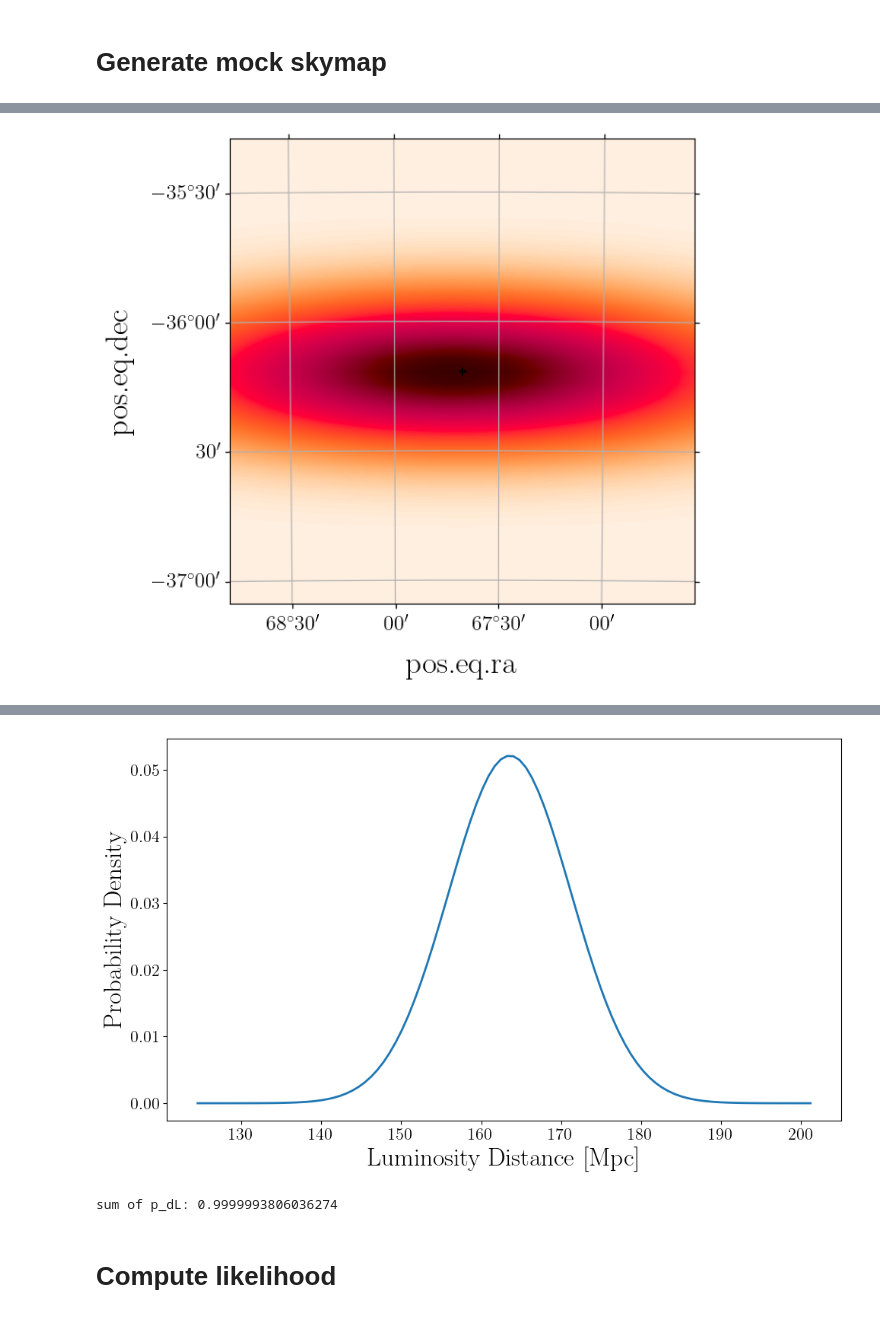
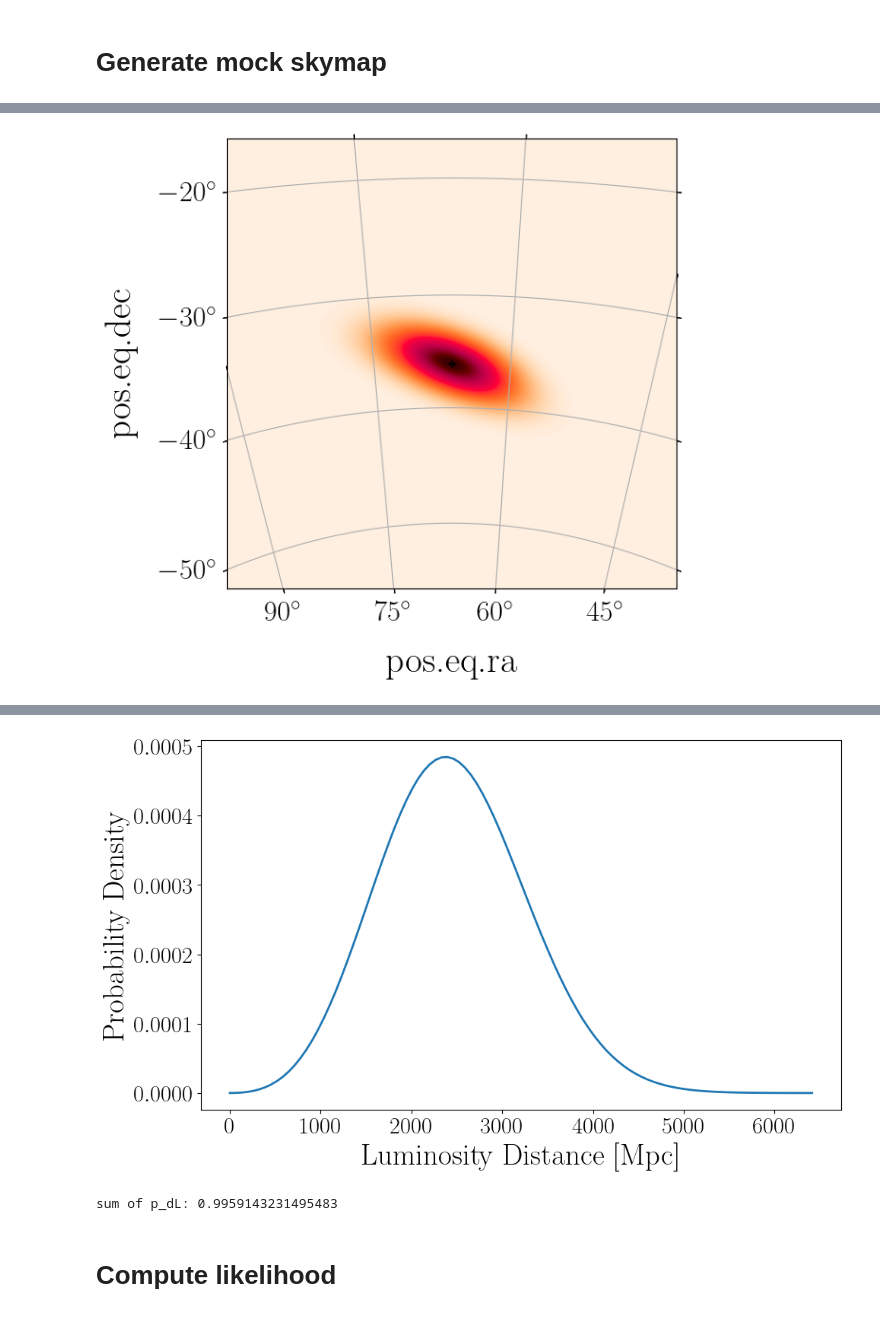
Before and after one commit to seanmacb/northstars_S26B_prep, a Jupyter notebook: infer_H0_simulation_for_proposal/H0_estimation_simulation_cosmoDC2.ipynb, the cells around one changed output, grey strips where cells are left out. Saved outputs shown, nothing was run; the diff lists cells and outputs as text; code cells hidden in the pictures.

Commit message:
modify selection function and update some scripts for uisng multiple GW events

```diff
--- a/infer_H0_simulation_for_proposal/H0_estimation_simulation_cosmoDC2.ipynb
+++ b/infer_H0_simulation_for_proposal/H0_estimation_simulation_cosmoDC2.ipynb
@@ -390,28 +414,18 @@ def create_fits_skymap_assuming_gaussian(ra_val, dec_val, ra_err, dec_err, corr,
     hdul = fits.HDUList([primary_hdu, hdu])
     hdul.writeto(filename, overwrite=True)
 
-
-target_ra = best_injection['ra']
-target_dec = best_injection['dec']
-target_ra_rad = np.deg2rad(target_ra)
-target_dec_rad = np.deg2rad(target_dec)
-target_ra_err = ra_1sigma_error_list[best_index]
-target_dec_err = dec_1sigma_error_list[best_index]
-target_corr = corr_ra_dec_list[best_index]
-target_dist = measured_dL[best_index]
-target_dist_err = dL_1sigma_error_list[best_index]
-
-GW_sky_map_file_path = "./data/gw_sim_skymap.fits"
-create_fits_skymap_assuming_gaussian(
-    ra_val=target_ra_rad,
-    dec_val=target_dec_rad,
-    ra_err=target_ra_err,
-    dec_err=target_dec_err,
-    corr=target_corr,
-    dL_val=target_dist,
-    dL_err=target_dist_err,
-    filename=GW_sky_map_file_path,
-    nside=1024,
-    be_nested=False
-)
+sky_map_filename_list = []
+for i, best_index in enumerate(best_indices):
+    skymap_filename = f"./data/skymap_files_from_nb/mock_skymap_mag_cut_r_{mag_cut_r}_event_{i+1}.fits"
+    target_ra = best_injection['ra']
+    target_dec = best_injection['dec']
+    target_ra_rad = np.deg2rad(target_ra)
+    target_dec_rad = np.deg2rad(target_dec)
+    target_ra_err = ra_1sigma_error_list[best_index]
+    target_dec_err = dec_1sigma_error_list[best_index]
+    target_corr = corr_ra_dec_list[best_index]
+    target_dL = measured_dL[best_index]
+    target_dL_err = dL_1sigma_error_list[best_index]
+    create_fits_skymap_assuming_gaussian(target_ra_rad, target_dec_rad, target_ra_err, target_dec_err, target_corr, target_dL, target_dL_err, filename=skymap_filename, nside=1024, be_nested=False)
+    skymap_filename_list.append(skymap_filename)
 # %% [output]
@@ -428,36 +455,37 @@ import astropy.units as u
 from astropy.coordinates import SkyCoord
 
 """import fits skymap"""
+GW_sky_map_file_path = skymap_filename_list[0] # change the index to visualize different events
 (prob, distmu, distsigma, distnorm), meta = read_sky_map(GW_sky_map_file_path, distances=True, moc=False)
 
 npix = len(prob)
 nside = hp.npix2nside(npix)
 max_idx = np.argmax(prob)
 theta, phi = hp.pix2ang(nside, max_idx)
 ra_deg = np.rad2deg(phi)
 dec_deg = np.rad2deg(0.5 * np.pi - theta)
 plt.figure()
 center_coord = SkyCoord(ra=ra_deg, dec=dec_deg, unit='deg')
-ax = plt.axes(projection='astro zoom', center=center_coord, radius=target_dec_err*5 * u.rad)
+ax = plt.axes(projection='astro zoom', center=center_coord, radius=20 * u.deg)
 ax.imshow_hpx(prob, cmap='cylon')
 ax.plot(ra_deg, dec_deg, transform=ax.get_transform('world'), marker='+', color='k')
 ax.coords[0].set_format_unit(u.deg)
 ax.coords[1].set_format_unit(u.deg)
 ax.grid(True)
 plt.show()
 print(f'sum of PROB: {np.sum(prob)}')
 
 dL_array = np.linspace(np.max([0, distmu[0]-5*distsigma[0]]), distmu[0]+5*distsigma[0], 100)
 p_dL = []
 plt.figure()
 for rr in dL_array:
     p_dL.append(np.sum(prob * rr**2 * distnorm * norm(distmu, distsigma).pdf(rr)))
 plt.plot(dL_array, p_dL)
 plt.xlabel('Luminosity Distance [Mpc]')
 plt.ylabel('Probability Density')
 # plt.legend()
 plt.grid()
 plt.show()
 print(f'sum of p_dL: {np.trapz(p_dL, dL_array)}')
 # %% [output]
-[figure, old version]
+[figure, new version]
@@ -465,5 +493,5 @@ sum of PROB: 0.9999999999999999
-[figure, old version]
+[figure, new version]
-sum of p_dL: 0.9999993806036274
+sum of p_dL: 0.9959143231495483
 # %% [markdown]
 # Compute likelihood
 # %% [markdown]
```
Also changed, not shown: parts of 5 cells of this notebook, 11 other files.
